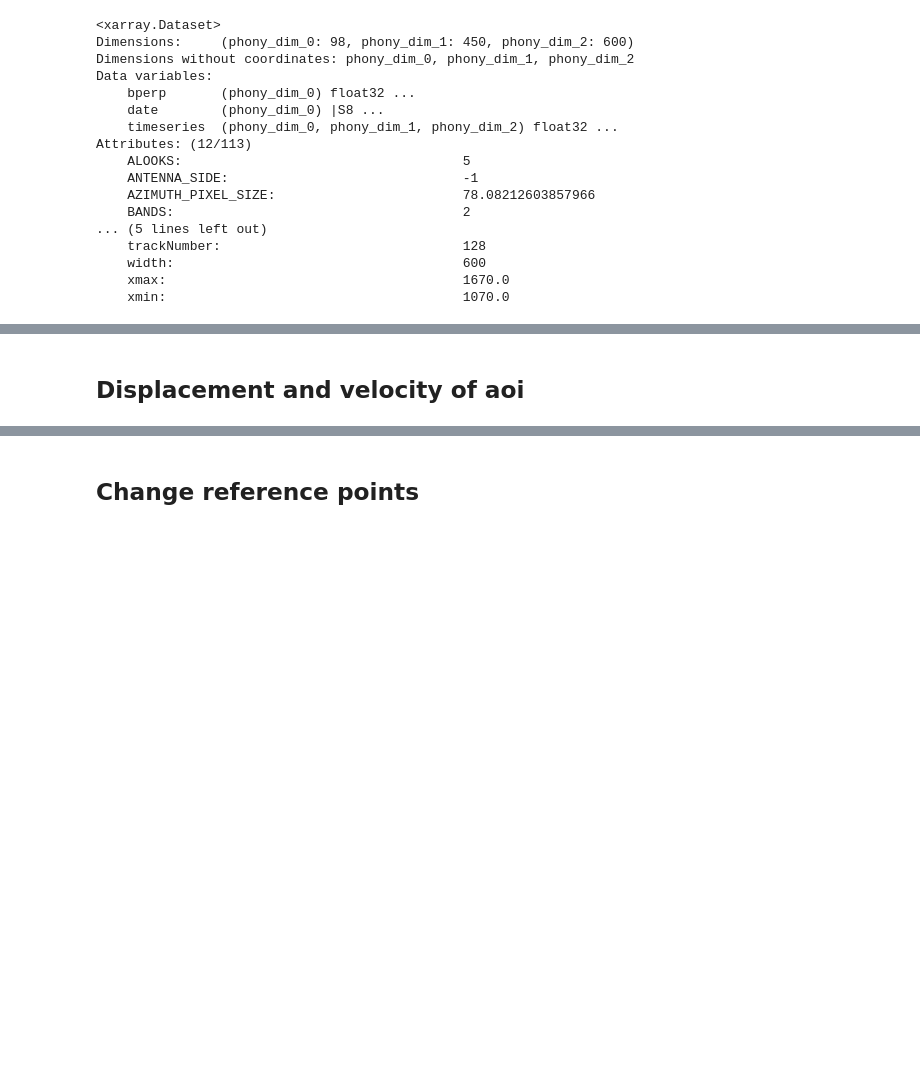
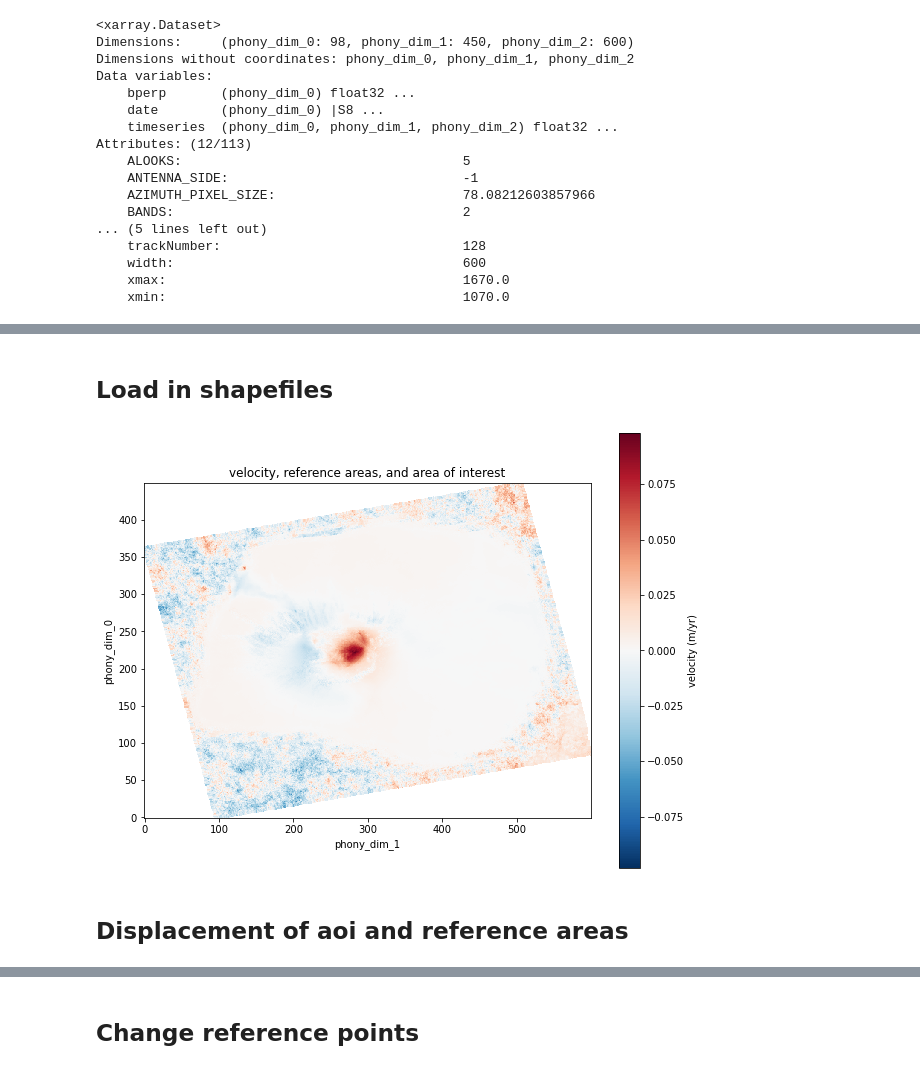
Before and after one commit to UW-GDA/Friendly-InSAR-time-series, a Jupyter notebook: 03_spatial-analysis.ipynb, the cells around one changed output, grey strips where cells are left out. Drawn from its saved outputs; the diff is of its cells as text; code cells hidden in the pictures; blank space fills up the shorter version.

```diff
--- a/03_spatial-analysis.ipynb
+++ b/03_spatial-analysis.ipynb
@@ -81,3 +177,8 @@ vel_utm.rio.crs
+# %%
+vel_fn = '/tmp/mintpy/geo/geo_velocity.h5'
+vel_df = xr.open_dataset(vel_fn, engine='h5netcdf', phony_dims='sort', decode_coords="all")
+# %% [markdown]
+## Load in shapefiles
 # %%
 # load json of aoi
 aoi_fn = '/tmp/polygons/crater.geojson'
@@ -101,3 +192,12 @@ ref_geom = ref.geometry
+# %%
+# Sanity check
+f, ax = plt.subplots(figsize=(10,8))
+vel_df.velocity.plot(ax=ax, cbar_kwargs={'label':'velocity (m/yr)'})
+aoi_gdf.plot(ax=ax, facecolor='none', edgecolor='r')
+ref_gdf.plot(ax=ax,  facecolor='none', edgecolor='gray')
+ax.set_title('velocity, reference areas, and area of interest');
+# %% [output]
+[figure, added]
 # %% [markdown]
-## Displacement and velocity of aoi
+## Displacement of aoi and reference areas
 # %%
```
Also changed, not shown: parts of 41 cells of this notebook, 1 other file.
